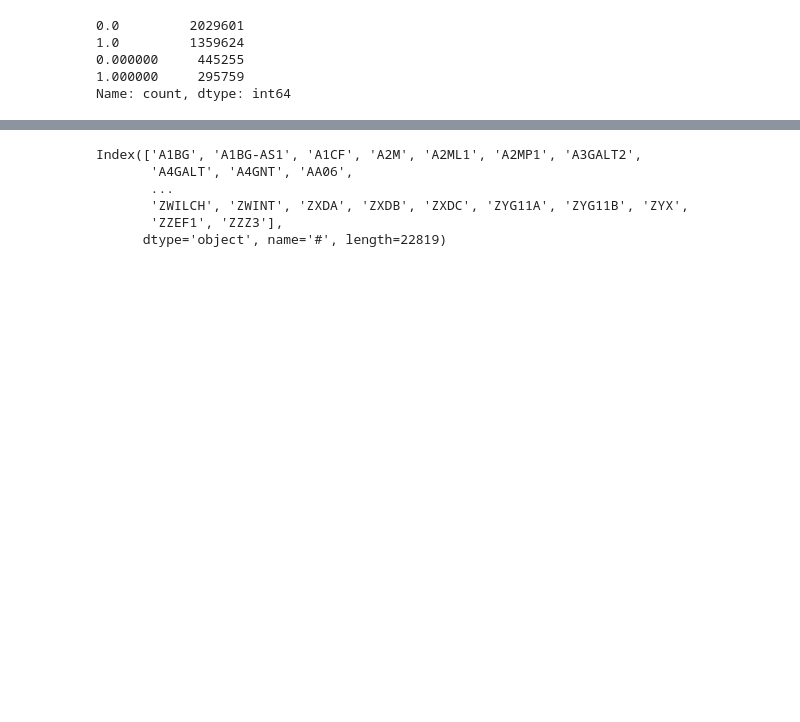
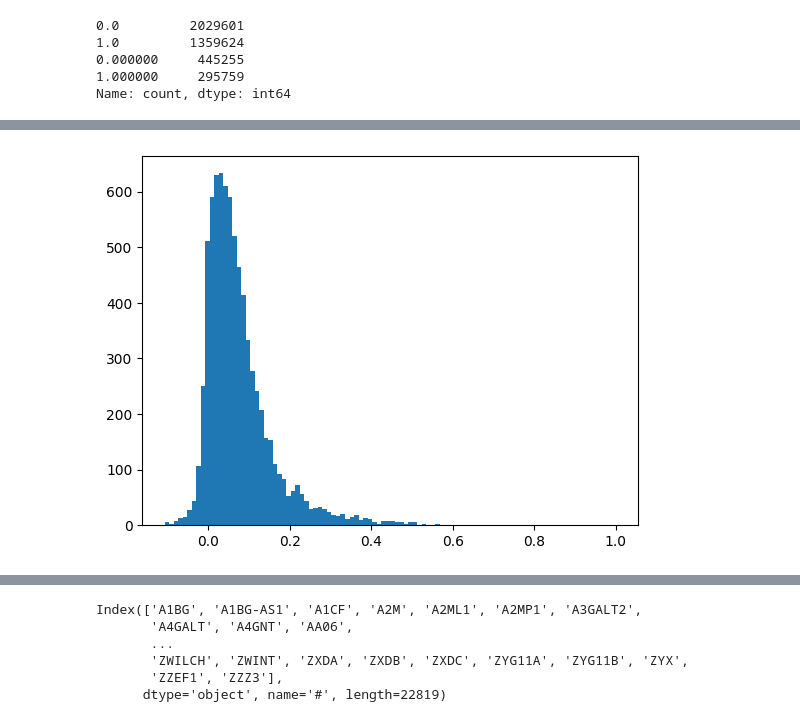
Before and after one commit to kamalobbad/UCE, a Jupyter notebook: notebooks/2024/AUG/08.21.ipynb, the cells around one changed output, grey strips where cells are left out. Cells and saved outputs as stored; diff of their text form; code cells hidden in the pictures; blank space fills up the shorter version.

```diff
--- a/notebooks/2024/AUG/08.21.ipynb
+++ b/notebooks/2024/AUG/08.21.ipynb
@@ -72,0 +106,21 @@ adata = sc.read("10k_pbmcs_proc_uce_adata.h5ad")
+# %%
+fos_annotated_targets = df.index[df.loc[:,"FOS"] == 1].to_list()
+# %%
+indices_of_fos_annotated_targets = []
+
+for gene in fos_annotated_targets:
+    if gene in adata.var['gene_symbols']:
+        indices_of_fos_annotated_targets.append(adata.var['gene_symbols'].to_list().index(gene))
+# %%
+from tqdm import tqdm
+from scipy.stats import pearsonr
+
+
+corrs = []
+
+for idx in tqdm(indices_of_fos_annotated_targets):
+    corrs.append(pearsonr(adata.X[:, fos_gene_index].toarray().flatten(), adata.X[:, idx].toarray().flatten())[0])
+# %%
+plt.hist(corrs, bins=100);
+# %% [output]
+[figure, added]
```
Also changed, not shown: parts of 16 cells of this notebook, 6 other files.
